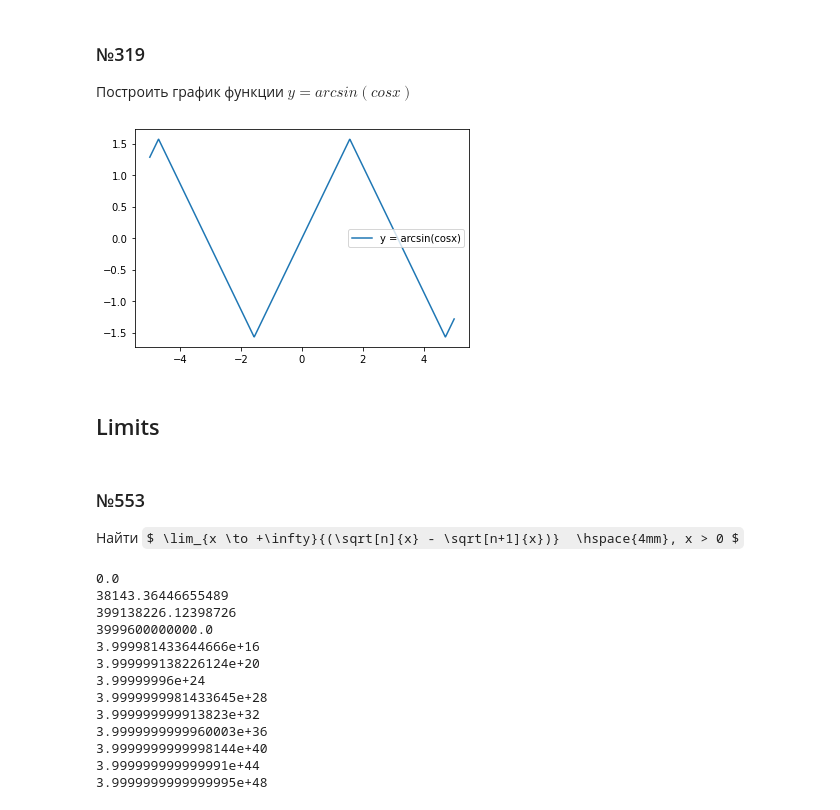
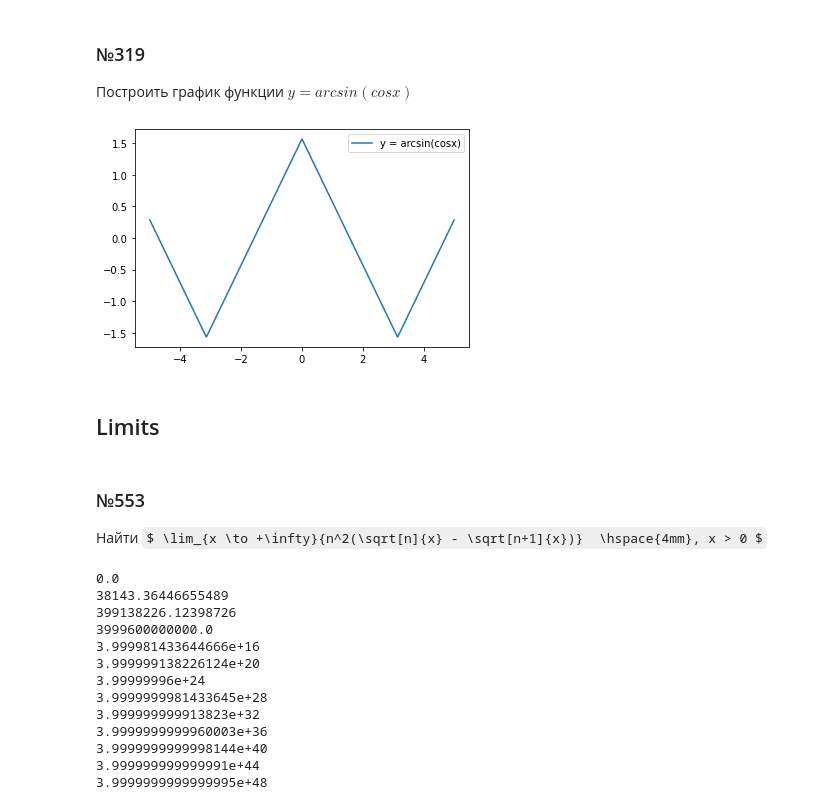
Before and after one commit to LegoOlegGelo/practice21_22, a Jupyter notebook: Practice.ipynb, the cells around one changed output. Saved outputs shown, nothing was run; the diff lists cells and outputs as text; code cells hidden in the pictures; some formulas as TeX source.

```diff
--- a/Practice.ipynb
+++ b/Practice.ipynb
@@ -75,21 +78,21 @@ _ = plt.legend()
 Построить график функции $ y = arcsin(cosx) $
 # %%
 def f(x):
-    return np.arcsin(np.sin(x))
+    return np.arcsin(np.cos(x))
 
 X = np.linspace(-5, 5, 1000)
 Y = f(X)
 
 plt.plot(X, Y, label='y = arcsin(cosx)')
 _ = plt.legend()
 # %% [output]
-[figure, old version]
+[figure, new version]
 # %% [markdown]
 ## Limits
 # %% [markdown]
 ### №553
 
-Найти $ \lim_{x \to +\infty}{(\sqrt[n]{x} - \sqrt[n+1]{x})}  \hspace{4mm}, x > 0 $
+Найти $ \lim_{x \to +\infty}{n^2(\sqrt[n]{x} - \sqrt[n+1]{x})}  \hspace{4mm}, x > 0 $
 # %%
 def f(x, n=2):
     return n**2 * (x**(1/n) - x**(1/(n+1)))
```
Also changed, not shown: parts of 28 cells of this notebook.
